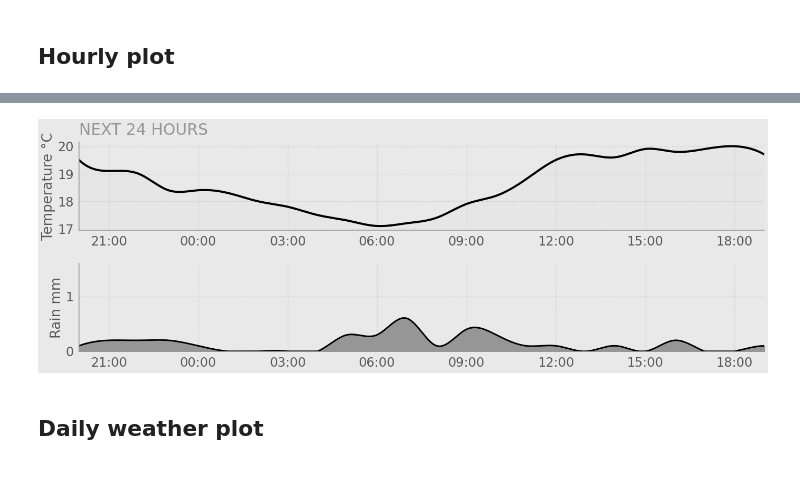
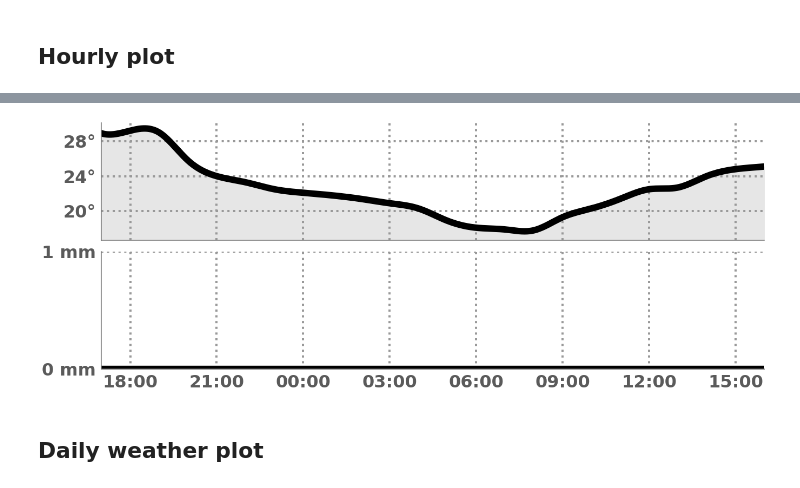
Before and after one commit to FutureSharks/rpi-weather-display, a Jupyter notebook: display-testing.ipynb, the cells around one changed output, grey strips where cells are left out. Cells and saved outputs as stored; diff of their text form; code cells hidden in the pictures.

```diff
--- a/display-testing.ipynb
+++ b/display-testing.ipynb
@@ -61,7 +61,7 @@ time
 # %%
-h_plot = rpi_weather_display.create_hourly_plot(h_data, color=background_color)
+h_plot = rpi_weather_display.create_hourly_image(h_data)
 # %% [output]
-[figure, old version]
+[figure, new version]
 # %% [markdown]
 ## Daily weather plot
 # %%
```
Also changed, not shown: parts of 9 cells of this notebook, 5 other files.
